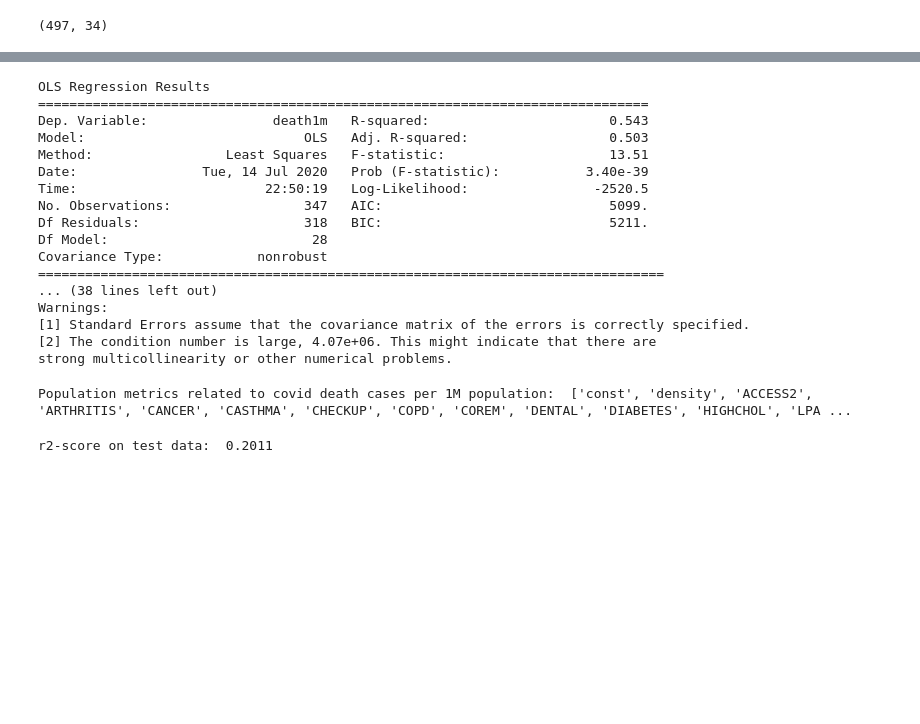
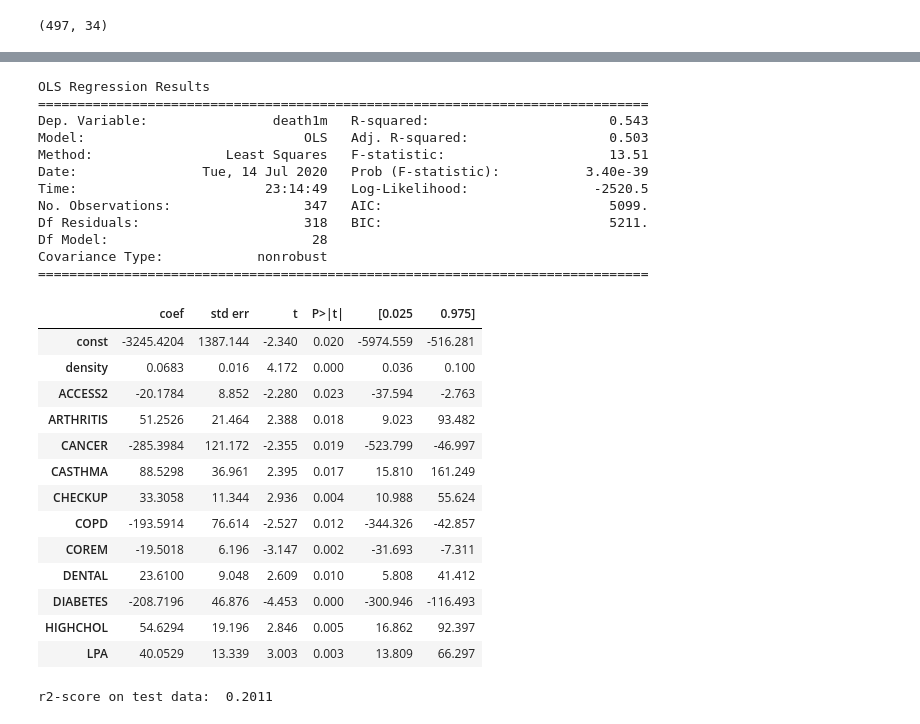
Before and after one commit to estella-zzz/data-science-projects, a Jupyter notebook: Covid19_vs_Population_Health/model/explore.ipynb, the cells around one changed output, grey strips where cells are left out. Drawn from its saved outputs; the diff is of its cells as text; code cells hidden in the pictures; blank space fills up the shorter version.

Commit message:
type: fix Fixed coef outputs

```diff
--- a/Covid19_vs_Population_Health/model/explore.ipynb
+++ b/Covid19_vs_Population_Health/model/explore.ipynb
@@ -50,7 +51,7 @@ X_train, X_test, y_train, y_test = train_test_split(X, y, test_size = .30, rando
 X2 = sm.add_constant(X_train)
 est = sm.OLS(y_train, X2)
 est = est.fit()
-print(est.summary())
+print(est.summary().tables[0])
 # %% [output]
 OLS Regression Results
 ==============================================================================
@@ -58,24 +59,34 @@ Dep. Variable:                death1m   R-squared:                       0.543
 Model:                            OLS   Adj. R-squared:                  0.503
 Method:                 Least Squares   F-statistic:                     13.51
 Date:                Tue, 14 Jul 2020   Prob (F-statistic):           3.40e-39
-Time:                        22:50:19   Log-Likelihood:                -2520.5
+Time:                        23:14:49   Log-Likelihood:                -2520.5
 No. Observations:                 347   AIC:                             5099.
 Df Residuals:                     318   BIC:                             5211.
 Df Model:                          28
 Covariance Type:            nonrobust
-================================================================================
-... (38 lines left out)
-Warnings:
-[1] Standard Errors assume that the covariance matrix of the errors is correctly specified.
-[2] The condition number is large, 4.07e+06. This might indicate that there are
-strong multicollinearity or other numerical problems.
+==============================================================================
 # %%
 ## Get significant variables
 p = est.pvalues
 significant_vars = p.loc[p < 0.10].index.tolist()
-print('Population metrics related to covid death cases per 1M population: ', significant_vars)
+
+ols_coef = pd.read_html(est.summary().tables[1].as_html(),header=0,index_col=0)[0]
+ols_coef.loc[ols_coef['P>|t|'] < 0.1]
 # %% [output]
-Population metrics related to covid death cases per 1M population:  ['const', 'density', 'ACCESS2', 'ARTHRITIS', 'CANCER', 'CASTHMA', 'CHECKUP', 'COPD', 'COREM', 'DENTAL', 'DIABETES', 'HIGHCHOL', 'LPA ...
+|  | coef | std err | t | P>|t| | [0.025 | 0.975] |
+| const | -3245.4204 | 1387.144 | -2.340 | 0.020 | -5974.559 | -516.281 |
+| density | 0.0683 | 0.016 | 4.172 | 0.000 | 0.036 | 0.100 |
+| ACCESS2 | -20.1784 | 8.852 | -2.280 | 0.023 | -37.594 | -2.763 |
+| ARTHRITIS | 51.2526 | 21.464 | 2.388 | 0.018 | 9.023 | 93.482 |
+| CANCER | -285.3984 | 121.172 | -2.355 | 0.019 | -523.799 | -46.997 |
+| CASTHMA | 88.5298 | 36.961 | 2.395 | 0.017 | 15.810 | 161.249 |
+| CHECKUP | 33.3058 | 11.344 | 2.936 | 0.004 | 10.988 | 55.624 |
+| COPD | -193.5914 | 76.614 | -2.527 | 0.012 | -344.326 | -42.857 |
+| COREM | -19.5018 | 6.196 | -3.147 | 0.002 | -31.693 | -7.311 |
+| DENTAL | 23.6100 | 9.048 | 2.609 | 0.010 | 5.808 | 41.412 |
+| DIABETES | -208.7196 | 46.876 | -4.453 | 0.000 | -300.946 | -116.493 |
+| HIGHCHOL | 54.6294 | 19.196 | 2.846 | 0.005 | 16.862 | 92.397 |
+| LPA | 40.0529 | 13.339 | 3.003 | 0.003 | 13.809 | 66.297 |
 # %%
 ## Predict on test data
 r2 = r2_score(y_test, est.predict(sm.add_constant(X_test)))
```
Also changed, not shown: parts of 3 cells of this notebook, 3 other files.
